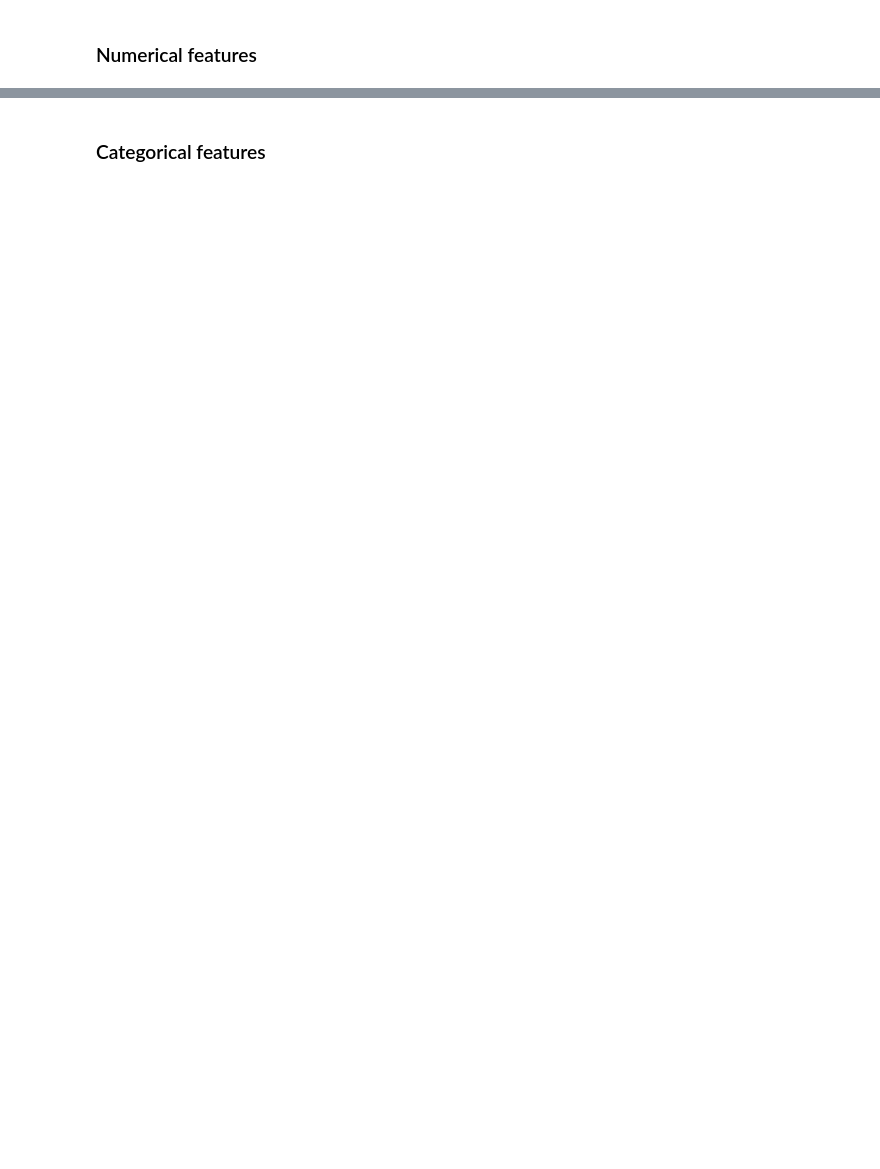
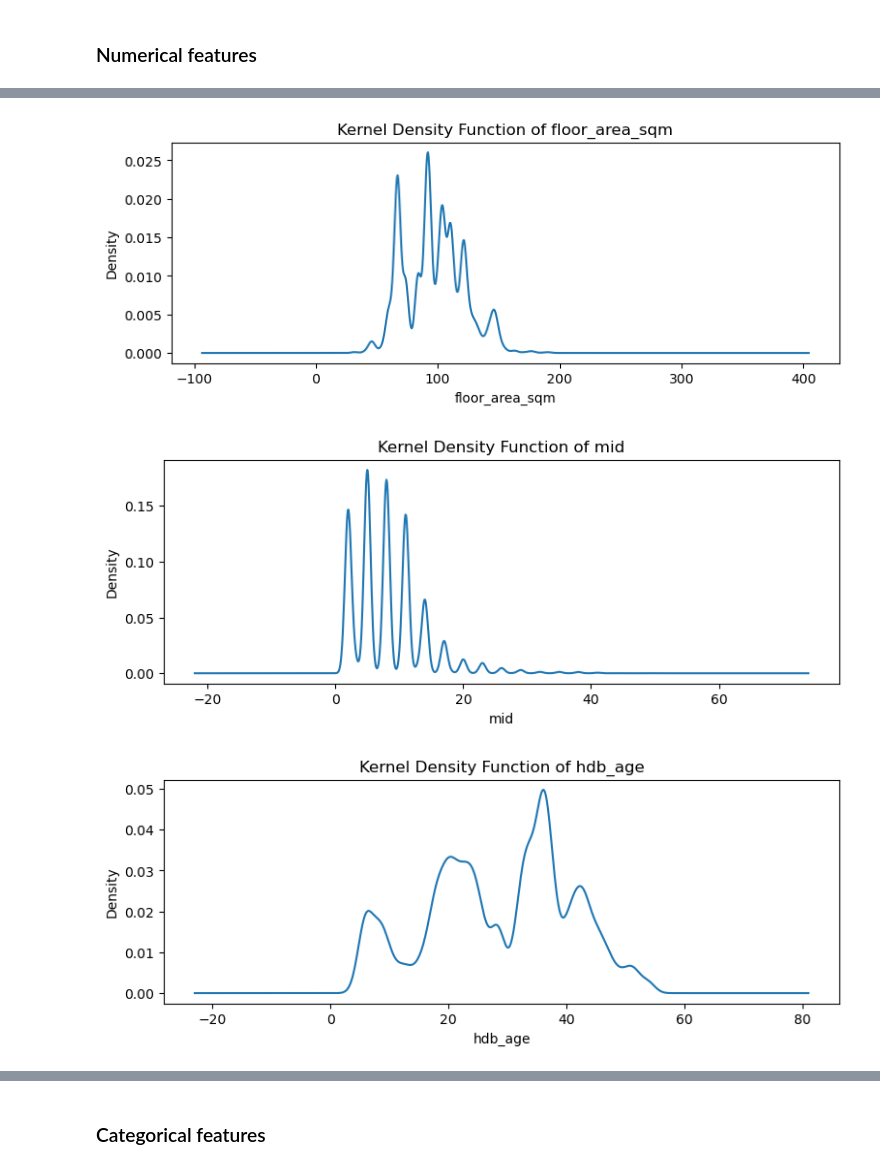
Before and after one commit to Luke-zm/DSI_Proj, a Jupyter notebook: project_2/code/house_EDA.ipynb, the cells around one changed output, grey strips where cells are left out. Saved outputs shown, nothing was run; the diff lists cells and outputs as text; code cells hidden in the pictures; blank space fills up the shorter version.

```diff
--- a/project_2/code/house_EDA.ipynb
+++ b/project_2/code/house_EDA.ipynb
@@ -551,0 +517,4 @@ dtype: int64
+# %%
+# Find the numerical columns only
+numerics = ['int16', 'int32', 'int64', 'float16', 'float32', 'float64']
+reduced_numeric = reduced_train.select_dtypes(include=numerics)
@@ -551,0 +576,9 @@ dtype: int64
+# %%
+# create object
+numeric_columns = numeric_col(reduced_train, numeric_features)
+# %%
+numeric_columns.print_dist()
+# %% [output]
+[figure, added]
+[figure, added]
+[figure, added]
```
Also changed, not shown: parts of 76 cells of this notebook, 8 other files.
